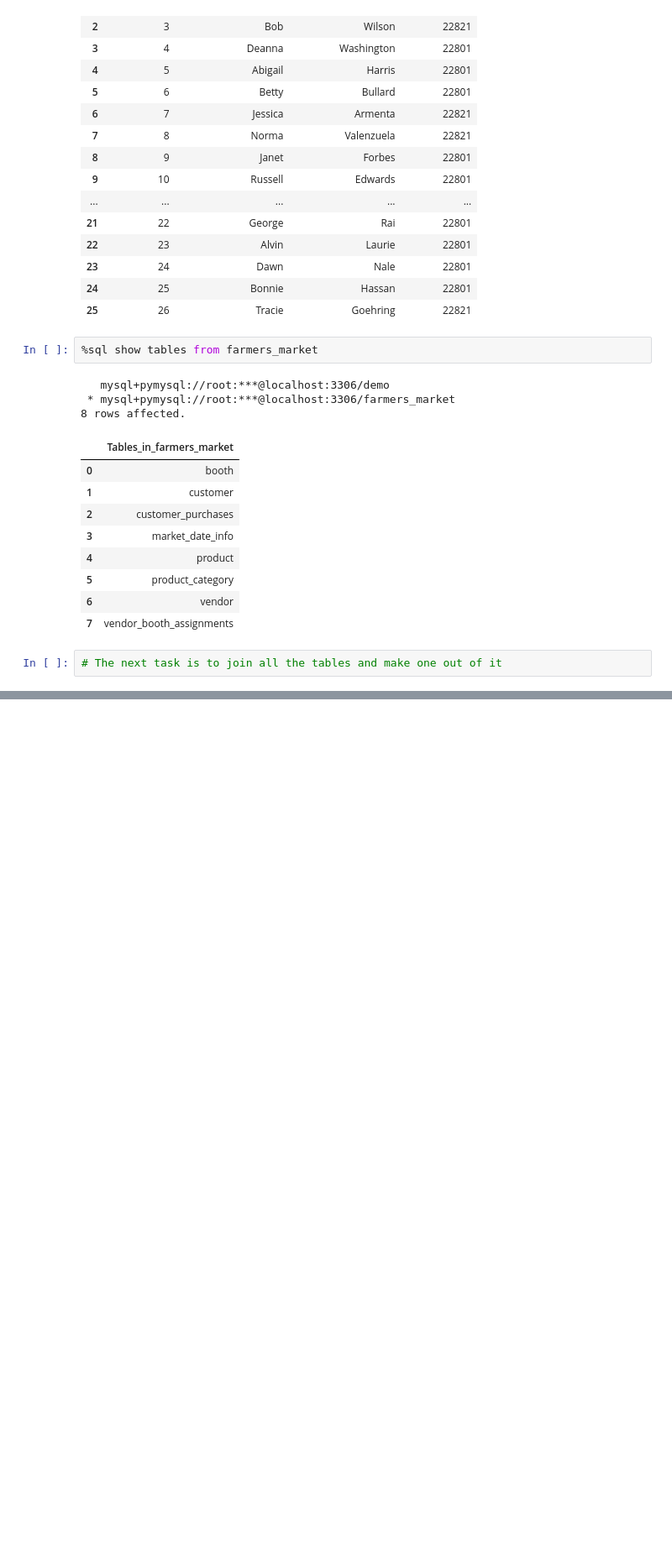
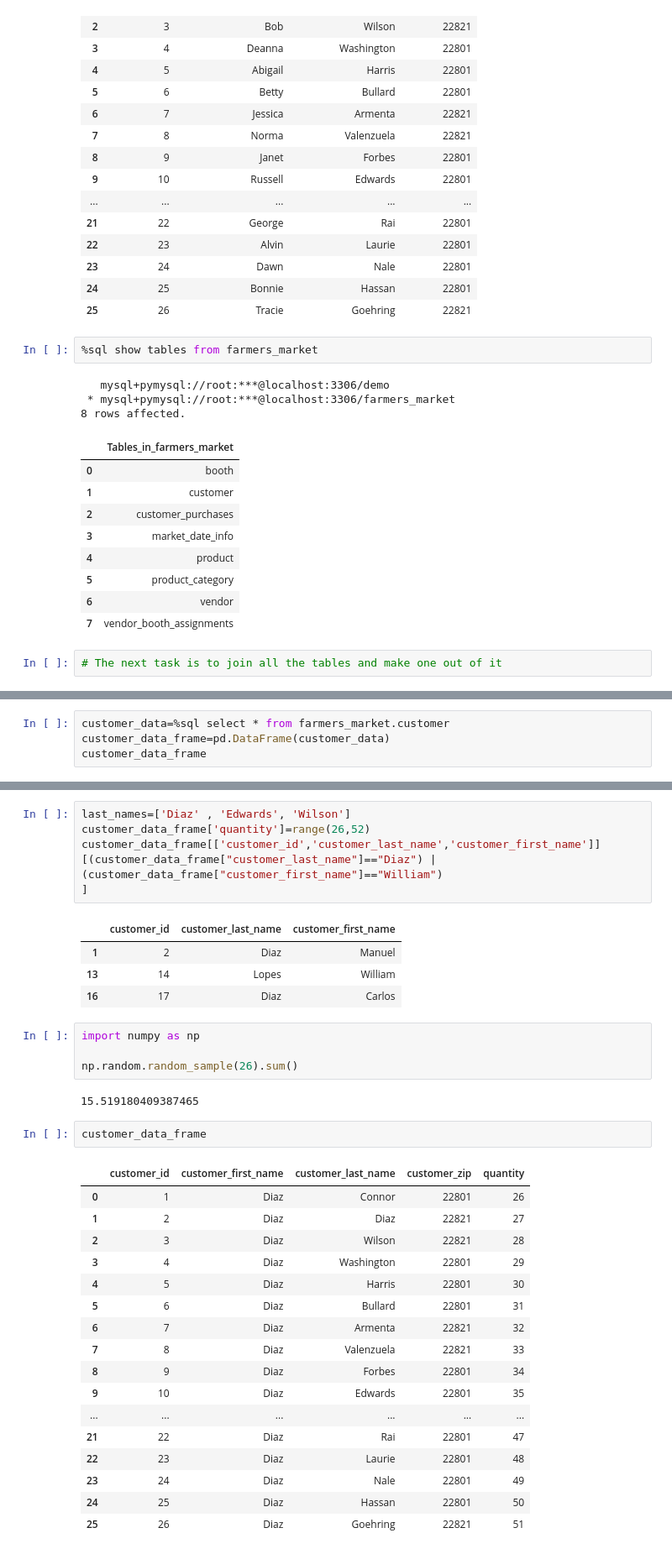
Before and after one commit to KunalNeon/SQL-For-Data-Scientist, a Jupyter notebook: sql.ipynb, the cells around one changed output, grey strips where cells are left out. Shown at 84% size. Cells and saved outputs as stored; diff of their text form; blank space fills up the shorter version.

```diff
--- a/sql.ipynb
+++ b/sql.ipynb
@@ -281,0 +304,4 @@ and table_name="customer";
+# %%
+customer_data=%sql select * from farmers_market.customer
+customer_data_frame=pd.DataFrame(customer_data)
+customer_data_frame
@@ -281,0 +329,36 @@ and table_name="customer";
+# %%
+last_names=['Diaz' , 'Edwards', 'Wilson']
+customer_data_frame['quantity']=range(26,52)
+customer_data_frame[['customer_id','customer_last_name','customer_first_name']] [(customer_data_frame["customer_last_name"]=="Diaz") | (customer_data_frame["customer_first_name"]=="William")
+]
+# %% [output]
+|  | customer_id | customer_last_name | customer_first_name |
+| 1 | 2 | Diaz | Manuel |
+| 13 | 14 | Lopes | William |
+| 16 | 17 | Diaz | Carlos |
+# %%
+import numpy as np
+
+np.random.random_sample(26).sum()
+# %% [output]
+15.519180409387465
+# %%
+customer_data_frame
+# %% [output]
+|  | customer_id | customer_first_name | customer_last_name | customer_zip | quantity |
+| 0 | 1 | Diaz | Connor | 22801 | 26 |
+| 1 | 2 | Diaz | Diaz | 22821 | 27 |
+| 2 | 3 | Diaz | Wilson | 22821 | 28 |
+| 3 | 4 | Diaz | Washington | 22801 | 29 |
+| 4 | 5 | Diaz | Harris | 22801 | 30 |
+| 5 | 6 | Diaz | Bullard | 22801 | 31 |
+| 6 | 7 | Diaz | Armenta | 22821 | 32 |
+| 7 | 8 | Diaz | Valenzuela | 22821 | 33 |
+| 8 | 9 | Diaz | Forbes | 22801 | 34 |
+| 9 | 10 | Diaz | Edwards | 22801 | 35 |
+| ... | ... | ... | ... | ... | ... |
+| 21 | 22 | Diaz | Rai | 22801 | 47 |
+| 22 | 23 | Diaz | Laurie | 22801 | 48 |
+| 23 | 24 | Diaz | Nale | 22801 | 49 |
+| 24 | 25 | Diaz | Hassan | 22801 | 50 |
+| 25 | 26 | Diaz | Goehring | 22821 | 51 |
```
Also changed, not shown: parts of 25 cells of this notebook.
